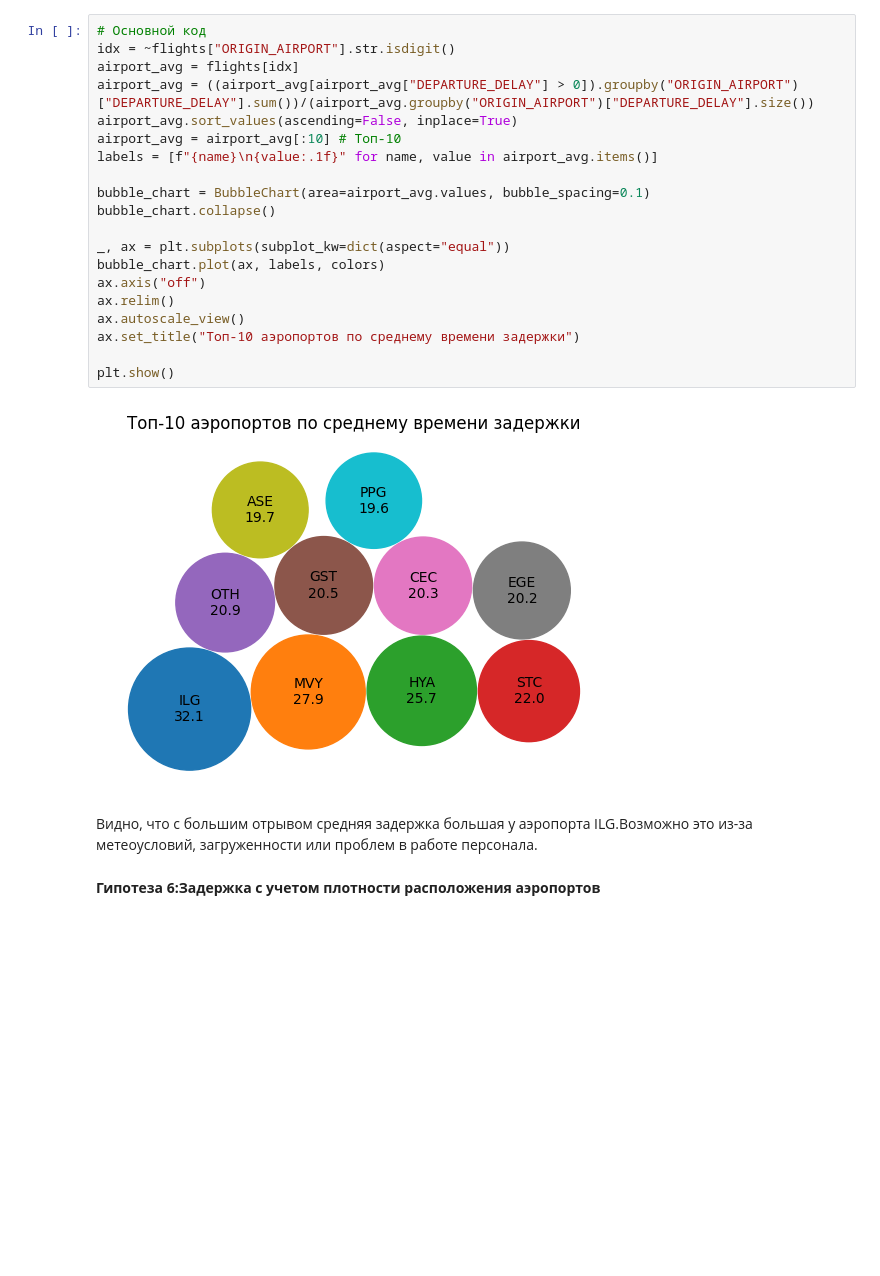
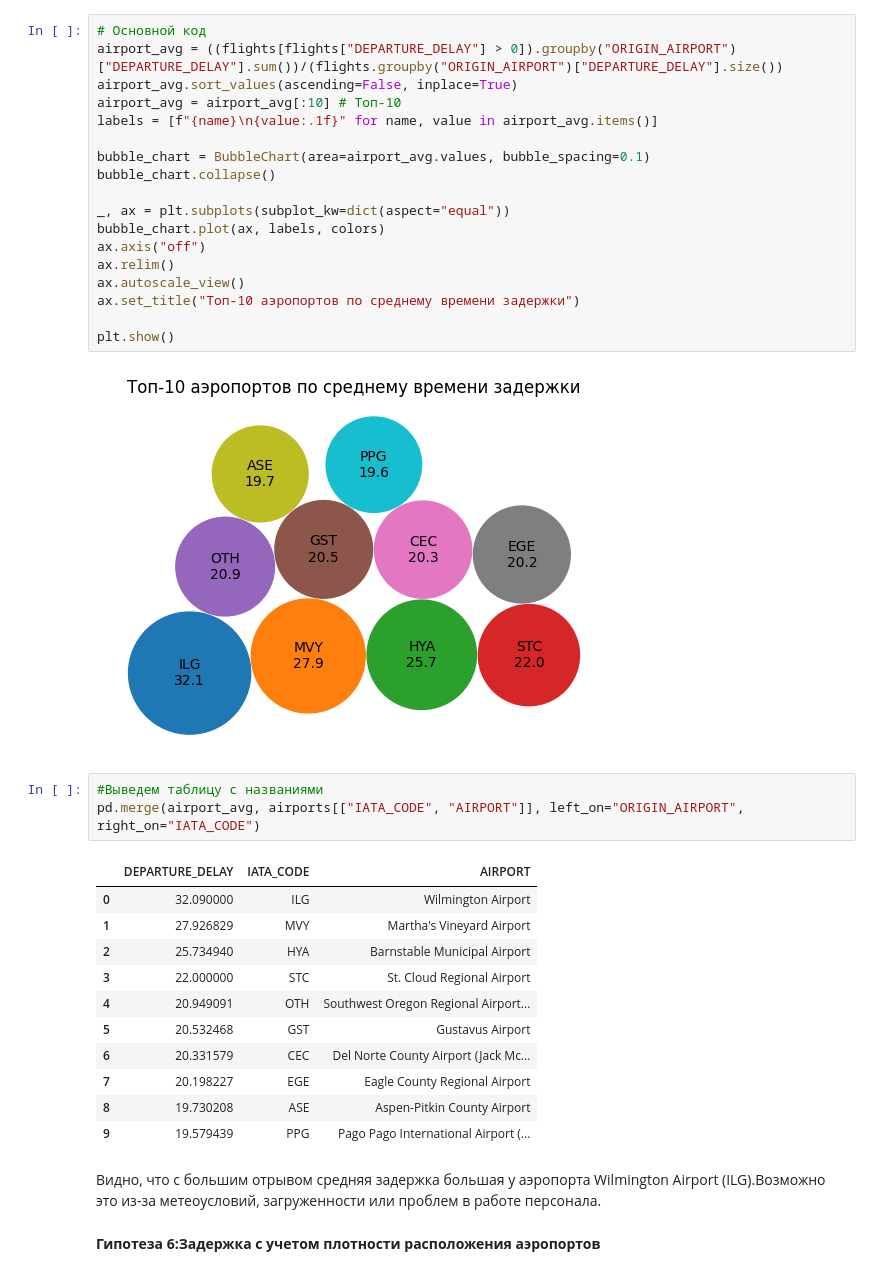
Before and after one commit to PaninaEkaterina/statprak, a Jupyter notebook: 4_pandas.ipynb, the cells around one changed output. Cells and saved outputs as stored; diff of their text form; blank space fills up the shorter version.

```diff
--- a/4_pandas.ipynb
+++ b/4_pandas.ipynb
@@ -329,9 +349,7 @@ colors = [
 ]
 # %%
 # Основной код
-idx = ~flights["ORIGIN_AIRPORT"].str.isdigit()
-airport_avg = flights[idx]
-airport_avg = ((airport_avg[airport_avg["DEPARTURE_DELAY"] > 0]).groupby("ORIGIN_AIRPORT")["DEPARTURE_DELAY"].sum())/(airport_avg.groupby("ORIGIN_AIRPORT")["DEPARTURE_DELAY"].size())
+airport_avg = ((flights[flights["DEPARTURE_DELAY"] > 0]).groupby("ORIGIN_AIRPORT")["DEPARTURE_DELAY"].sum())/(flights.groupby("ORIGIN_AIRPORT")["DEPARTURE_DELAY"].size())
 airport_avg.sort_values(ascending=False, inplace=True)
 airport_avg = airport_avg[:10] # Топ-10
 labels = [f"{name}\n{value:.1f}" for name, value in airport_avg.items()]
@@ -349,8 +367,23 @@ ax.set_title("Топ-10 аэропортов по среднему времен
 plt.show()
 # %% [output]
 [figure]
+# %%
+#Выведем таблицу с названиями
+pd.merge(airport_avg, airports[["IATA_CODE", "AIRPORT"]], left_on="ORIGIN_AIRPORT", right_on="IATA_CODE")
+# %% [output]
+|  | DEPARTURE_DELAY | IATA_CODE | AIRPORT |
+| 0 | 32.090000 | ILG | Wilmington Airport |
+| 1 | 27.926829 | MVY | Martha's Vineyard Airport |
+| 2 | 25.734940 | HYA | Barnstable Municipal Airport |
+| 3 | 22.000000 | STC | St. Cloud Regional Airport |
+| 4 | 20.949091 | OTH | Southwest Oregon Regional Airport... |
+| 5 | 20.532468 | GST | Gustavus Airport |
+| 6 | 20.331579 | CEC | Del Norte County Airport (Jack Mc... |
+| 7 | 20.198227 | EGE | Eagle County Regional Airport |
+| 8 | 19.730208 | ASE | Aspen-Pitkin County Airport |
+| 9 | 19.579439 | PPG | Pago Pago International Airport (... |
 # %% [markdown]
-Видно, что с большим отрывом средняя задержка большая у аэропорта ILG.Возможно это из-за метеоусловий, загруженности или проблем в работе персонала.
+Видно, что с большим отрывом средняя задержка большая у аэропорта  Wilmington Airport (ILG).Возможно это из-за метеоусловий, загруженности или проблем в работе персонала.
 # %% [markdown]
 **Гипотеза 6:Задержка с учетом плотности расположения аэропортов**
 # %%
```
Also changed, not shown: parts of 9 cells of this notebook.
